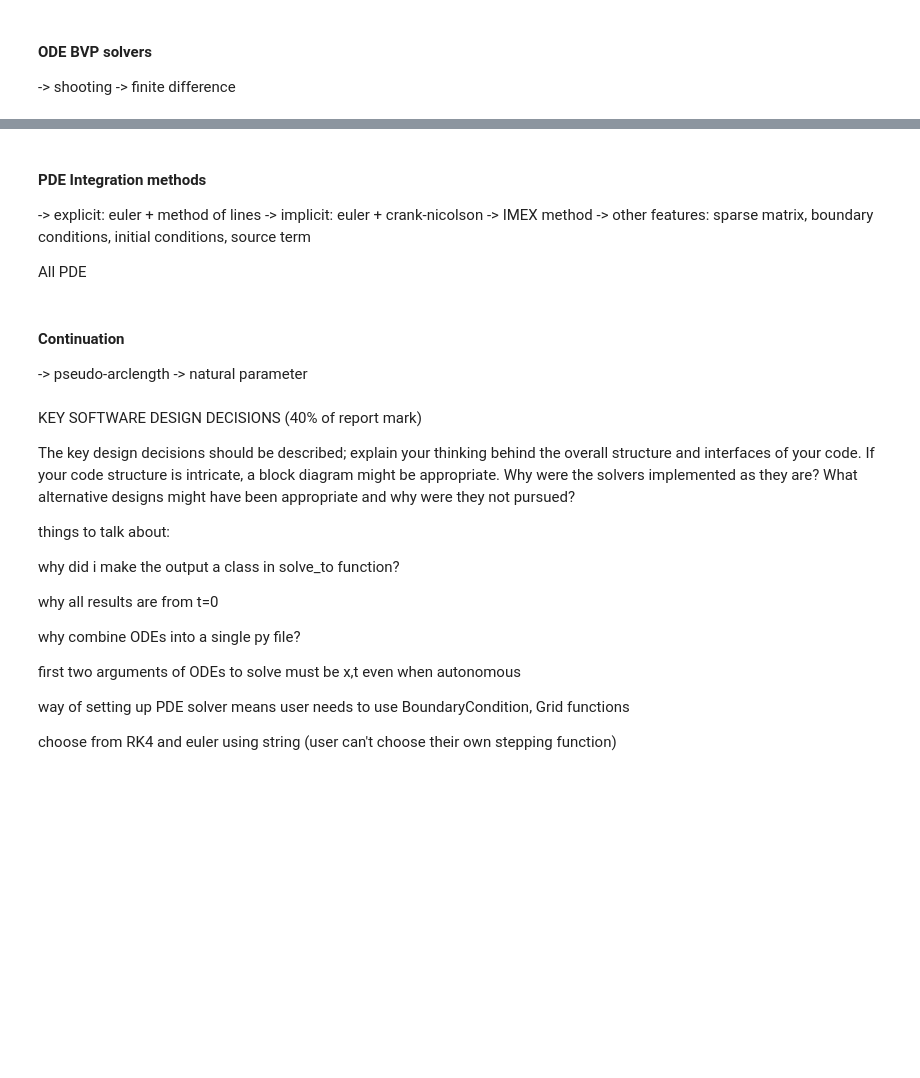
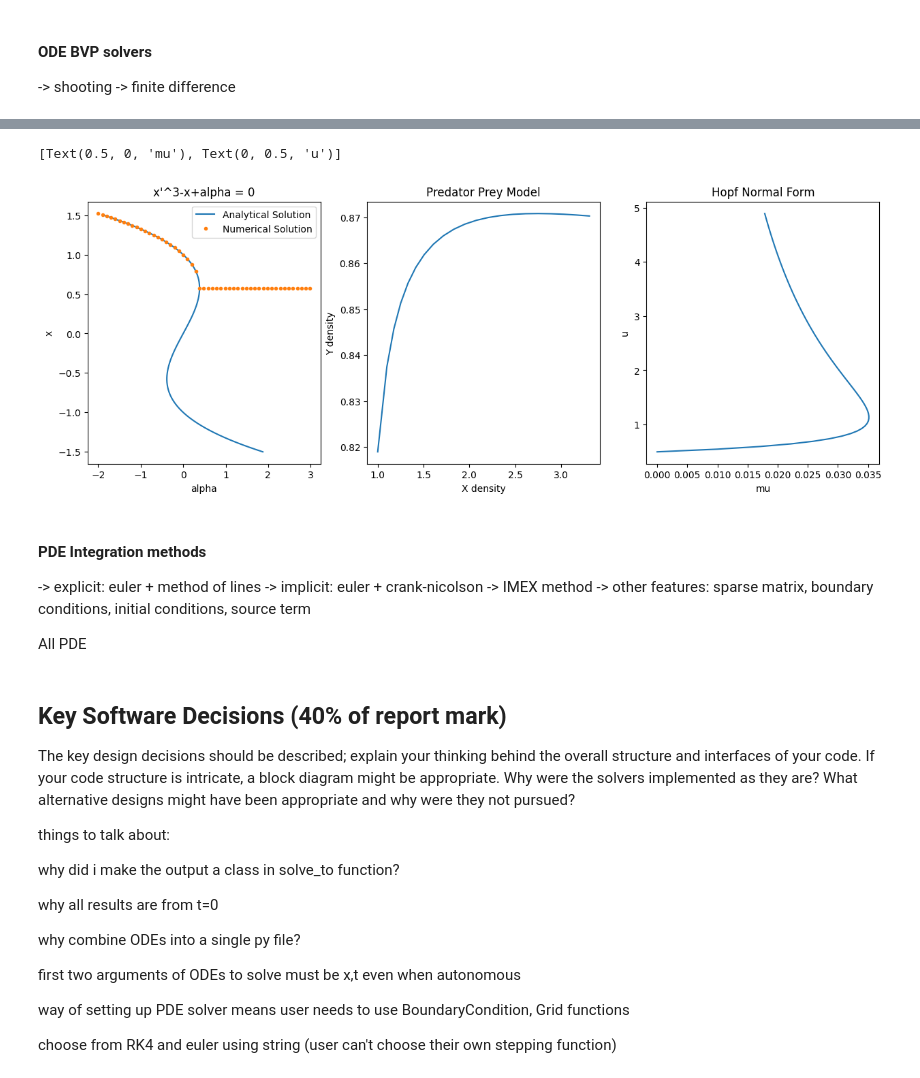
Before and after one commit to MikeJohnson424/emat30008, a Jupyter notebook: report.ipynb, the cells around one changed output, grey strips where cells are left out. Drawn from its saved outputs; the diff is of its cells as text; code cells hidden in the pictures; blank space fills up the shorter version.

```diff
--- a/report.ipynb
+++ b/report.ipynb
@@ -54,3 +108,58 @@ The summary of the software should explain the capabilities of your software (e.
+# %%
+from continuation import continuation
+from functions import bratu, h, PPM
+from PDEs import Grid, BoundaryCondition, construct_A_and_b
+
+y = np.linspace(-1.5,1.5,100)
+
+u = continuation(h,x0 = [1],par0 = [-2],
+                   vary_par = 0,
+                   step_size = 0.1,
+                   max_steps = 50,
+                   solve_for = 'equilibria',
+                   method = 'nParam')
+
+fig, axs = plt.subplots(1, 3, figsize=(15, 5))
+
+axs[0].plot(y-y**3,y, label = 'Analytical Solution')
+axs[0].plot(u[-1],u[0],'o',markersize = 3, label = 'Numerical Solution')
+axs[0].set_title("x'^3-x+alpha = 0")
+axs[0].set(xlabel='alpha', ylabel='x')
+axs[0].legend(loc="best")
+
+u = continuation(PPM,x0 = [0.5,0.5,20],par0 = [1,0.1,0.1],
+                   vary_par = 0,
+                   step_size = 0.1,
+                   max_steps = 20,
+                   solve_for = 'limit_cycle',
+                   method = 'pArclength')
+
+axs[1].plot(u[-1],u[0])
+axs[1].set_title("Predator Prey Model")
+axs[1].set(xlabel='X density', ylabel='Y density')
+
+grid = Grid(N=100, a=0, b=10)
+bc_left = BoundaryCondition('dirichlet', [lambda t: 5],grid);bc_right = BoundaryCondition('dirichlet',[lambda t: 10],grid)
+A,b = construct_A_and_b(grid,bc_left,bc_right)
+dx = grid.dx
+u0 = np.zeros(len(grid.x[1:-1]))
+
+u = continuation(bratu,  # the ODE to use
+    x0 = u0,  # the initial state
+    par0=[0,1,dx,A],  # the initial parameters
+    vary_par=0,  # the index of the parameter to vary
+    step_size=0.01,  # the size of the steps to take
+    max_steps=100,  # the number of steps to take
+    solve_for = 'equilibria', # 'equilibria' or 'limit cycle'
+    method = 'pArclength',
+    solver=root)
+
+axs[2].plot(u[-1],u[0])
+axs[2].set_title("Hopf Normal Form")
+axs[2].set(xlabel='mu', ylabel='u')
+# %% [output]
+[Text(0.5, 0, 'mu'), Text(0, 0.5, 'u')]
+[figure, added]
 # %% [markdown]
 #### PDE Integration methods
 
@@ -60,8 +169,3 @@ The summary of the software should explain the capabilities of your software (e.
 -> other features: sparse matrix, boundary conditions, initial conditions, source term
 
 All PDE
-# %% [markdown]
-#### Continuation
-
--> pseudo-arclength
--> natural parameter
@@ -68,5 +174,5 @@ All PDE
 # %% [markdown]
-KEY SOFTWARE DESIGN DECISIONS (40% of report mark)
+## Key Software Decisions (40% of report mark)
 
 The key design decisions should be described; explain your thinking behind the overall structure and interfaces of your code.
 If your code structure is intricate, a block diagram might be appropriate.
```
Also changed, not shown: parts of 7 cells of this notebook, 6 other files.
